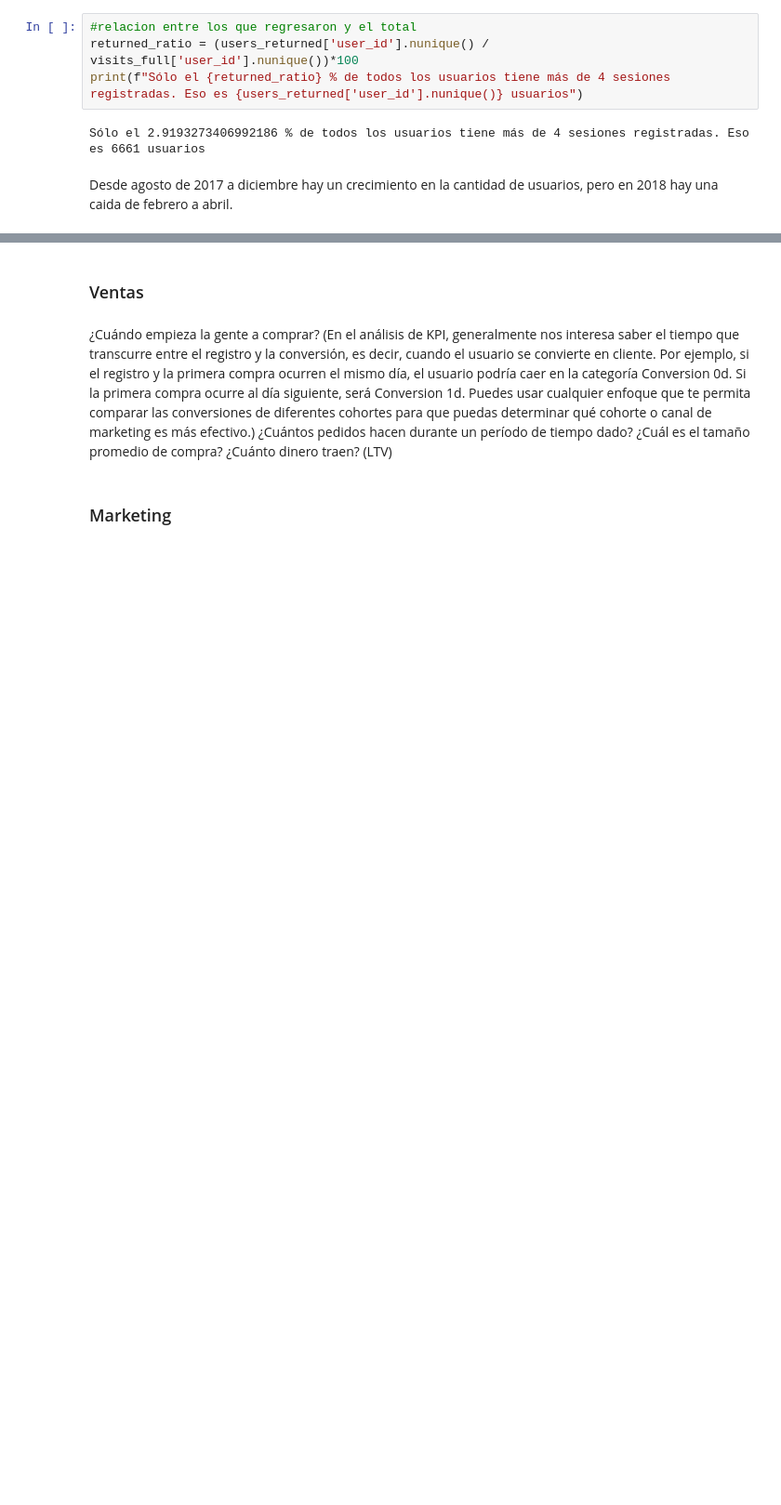
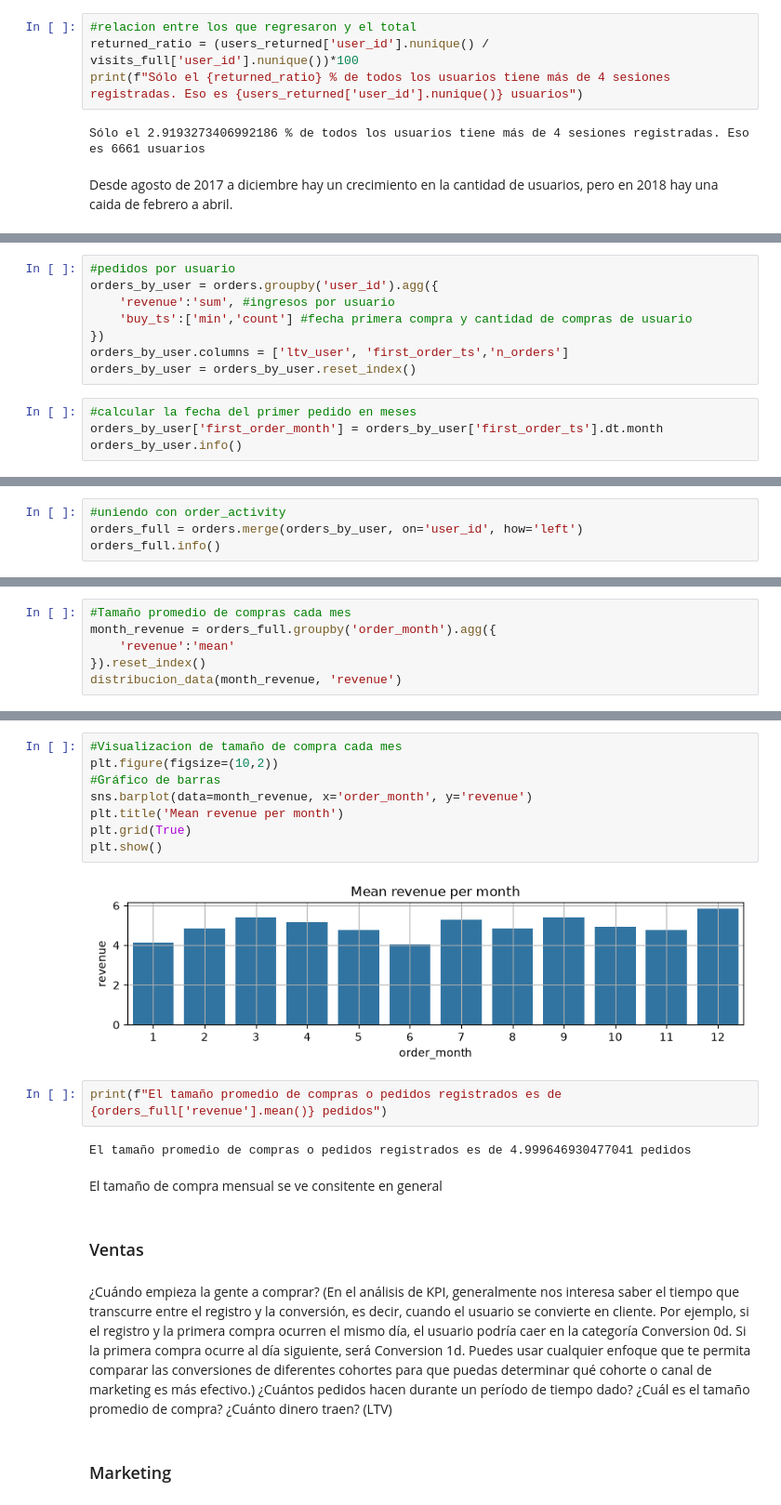
Before and after one commit to marcb-97/showz_project, a Jupyter notebook: showz.ipynb, the cells around one changed output, grey strips where cells are left out. Shown at 93% size. Saved outputs shown, nothing was run; the diff lists cells and outputs as text; blank space fills up the shorter version.

```diff
--- a/showz.ipynb
+++ b/showz.ipynb
@@ -529,0 +546,12 @@ Desde agosto de 2017 a diciembre hay un crecimiento en la cantidad de usuarios,
+# %%
+#pedidos por usuario
+orders_by_user = orders.groupby('user_id').agg({
+    'revenue':'sum', #ingresos por usuario
+    'buy_ts':['min','count'] #fecha primera compra y cantidad de compras de usuario
+})
+orders_by_user.columns = ['ltv_user', 'first_order_ts','n_orders']
+orders_by_user = orders_by_user.reset_index()
+# %%
+#calcular la fecha del primer pedido en meses
+orders_by_user['first_order_month'] = orders_by_user['first_order_ts'].dt.month
+orders_by_user.info()
@@ -529,0 +679,4 @@ Desde agosto de 2017 a diciembre hay un crecimiento en la cantidad de usuarios,
+# %%
+#uniendo con order_activity
+orders_full = orders.merge(orders_by_user, on='user_id', how='left')
+orders_full.info()
@@ -529,0 +701,6 @@ Desde agosto de 2017 a diciembre hay un crecimiento en la cantidad de usuarios,
+# %%
+#Tamaño promedio de compras cada mes
+month_revenue = orders_full.groupby('order_month').agg({
+    'revenue':'mean'
+}).reset_index()
+distribucion_data(month_revenue, 'revenue')
@@ -530,3 +723,19 @@ Desde agosto de 2017 a diciembre hay un crecimiento en la cantidad de usuarios,
+# %%
+#Visualizacion de tamaño de compra cada mes
+plt.figure(figsize=(10,2))
+#Gráfico de barras
+sns.barplot(data=month_revenue, x='order_month', y='revenue')
+plt.title('Mean revenue per month')
+plt.grid(True)
+plt.show()
+# %% [output]
+[figure, added]
+# %%
+print(f"El tamaño promedio de compras o pedidos registrados es de {orders_full['revenue'].mean()} pedidos")
+# %% [output]
+El tamaño promedio de compras o pedidos registrados es de 4.999646930477041 pedidos
+# %% [markdown]
+El tamaño de compra mensual se ve consitente en general
 # %% [markdown]
 ### Ventas
 # %% [markdown]
```
Also changed, not shown: parts of 19 cells of this notebook.
